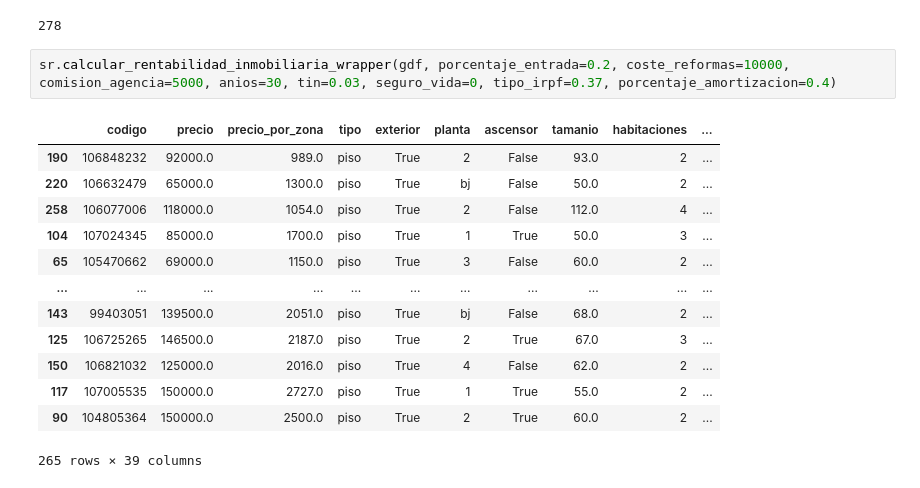
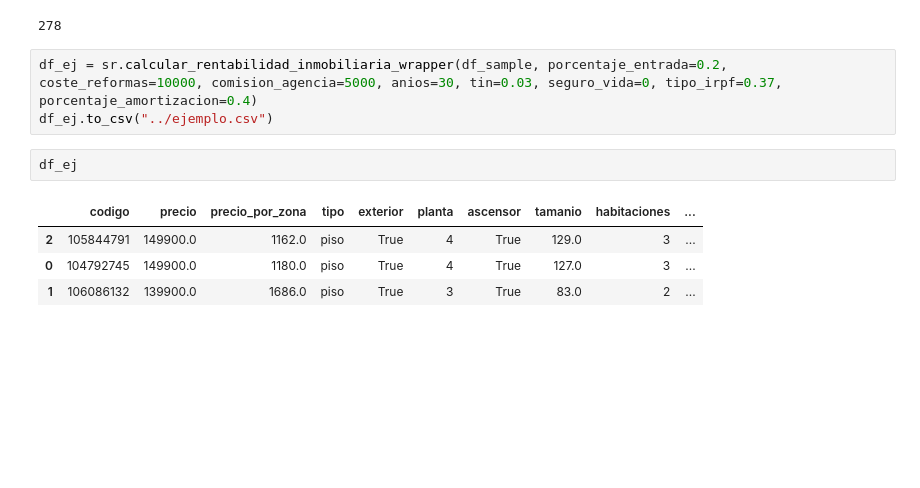
Before and after one commit to davfranco1/Proyecto-Rentabilidad-Viviendas, a Jupyter notebook: notebooks/4_CalculoRentabilidad.ipynb, the cells around one changed output. Saved outputs shown, nothing was run; the diff lists cells and outputs as text; blank space fills up the shorter version.

```diff
--- a/notebooks/4_CalculoRentabilidad.ipynb
+++ b/notebooks/4_CalculoRentabilidad.ipynb
@@ -169,18 +171,12 @@ df_importado.shape[0]
 # %% [output]
 278
 # %%
-sr.calcular_rentabilidad_inmobiliaria_wrapper(gdf, porcentaje_entrada=0.2, coste_reformas=10000, comision_agencia=5000, anios=30, tin=0.03, seguro_vida=0, tipo_irpf=0.37, porcentaje_amortizacion=0.4)
+df_ej = sr.calcular_rentabilidad_inmobiliaria_wrapper(df_sample, porcentaje_entrada=0.2, coste_reformas=10000, comision_agencia=5000, anios=30, tin=0.03, seguro_vida=0, tipo_irpf=0.37, porcentaje_amortizacion=0.4)
+df_ej.to_csv("../ejemplo.csv")
-# %% [output]
-|  | codigo | precio | precio_por_zona | tipo | exterior | planta | ascensor | tamanio | habitaciones | ... |
-| 190 | 106848232 | 92000.0 | 989.0 | piso | True | 2 | False | 93.0 | 2 | ... |
-| 220 | 106632479 | 65000.0 | 1300.0 | piso | True | bj | False | 50.0 | 2 | ... |
-| 258 | 106077006 | 118000.0 | 1054.0 | piso | True | 2 | False | 112.0 | 4 | ... |
-| 104 | 107024345 | 85000.0 | 1700.0 | piso | True | 1 | True | 50.0 | 3 | ... |
-| 65 | 105470662 | 69000.0 | 1150.0 | piso | True | 3 | False | 60.0 | 2 | ... |
-| ... | ... | ... | ... | ... | ... | ... | ... | ... | ... | ... |
-| 143 | 99403051 | 139500.0 | 2051.0 | piso | True | bj | False | 68.0 | 2 | ... |
-| 125 | 106725265 | 146500.0 | 2187.0 | piso | True | 2 | True | 67.0 | 3 | ... |
-| 150 | 106821032 | 125000.0 | 2016.0 | piso | True | 4 | False | 62.0 | 2 | ... |
-| 117 | 107005535 | 150000.0 | 2727.0 | piso | True | 1 | True | 55.0 | 2 | ... |
-| 90 | 104805364 | 150000.0 | 2500.0 | piso | True | 2 | True | 60.0 | 2 | ... |
-265 rows × 39 columns
+# %%
+df_ej
+# %% [output]
+|  | codigo | precio | precio_por_zona | tipo | exterior | planta | ascensor | tamanio | habitaciones | ... |
+| 2 | 105844791 | 149900.0 | 1162.0 | piso | True | 4 | True | 129.0 | 3 | ... |
+| 0 | 104792745 | 149900.0 | 1180.0 | piso | True | 4 | True | 127.0 | 3 | ... |
+| 1 | 106086132 | 139900.0 | 1686.0 | piso | True | 3 | True | 83.0 | 2 | ... |
```
Also changed, not shown: parts of 2 cells of this notebook, 2 other files.
